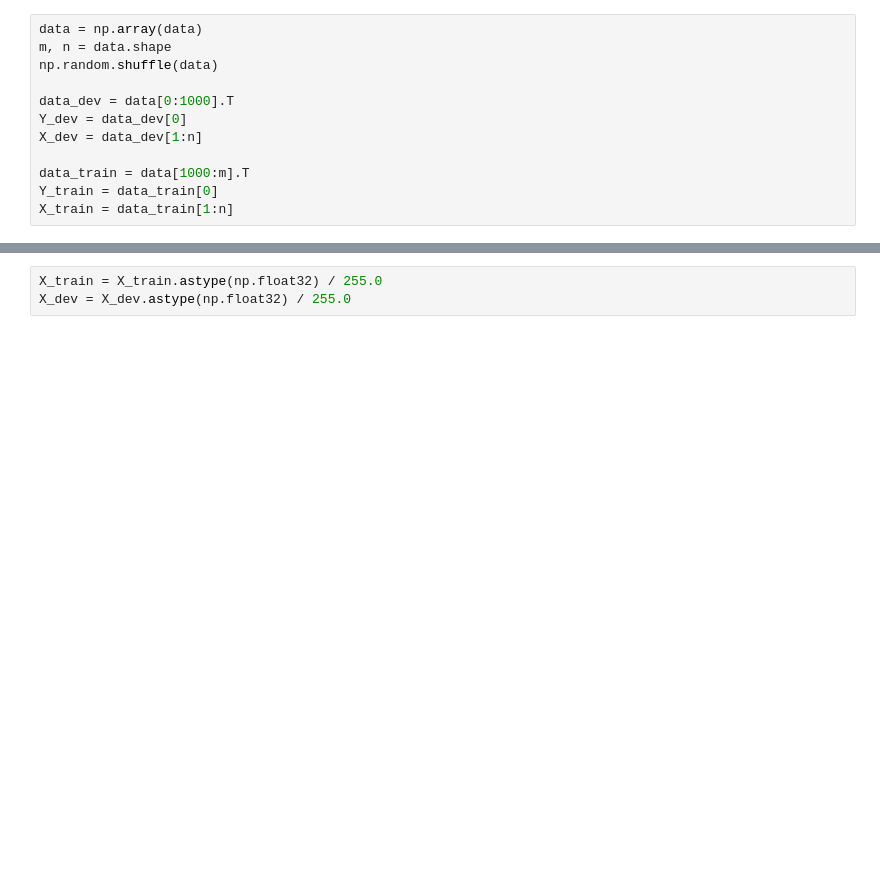
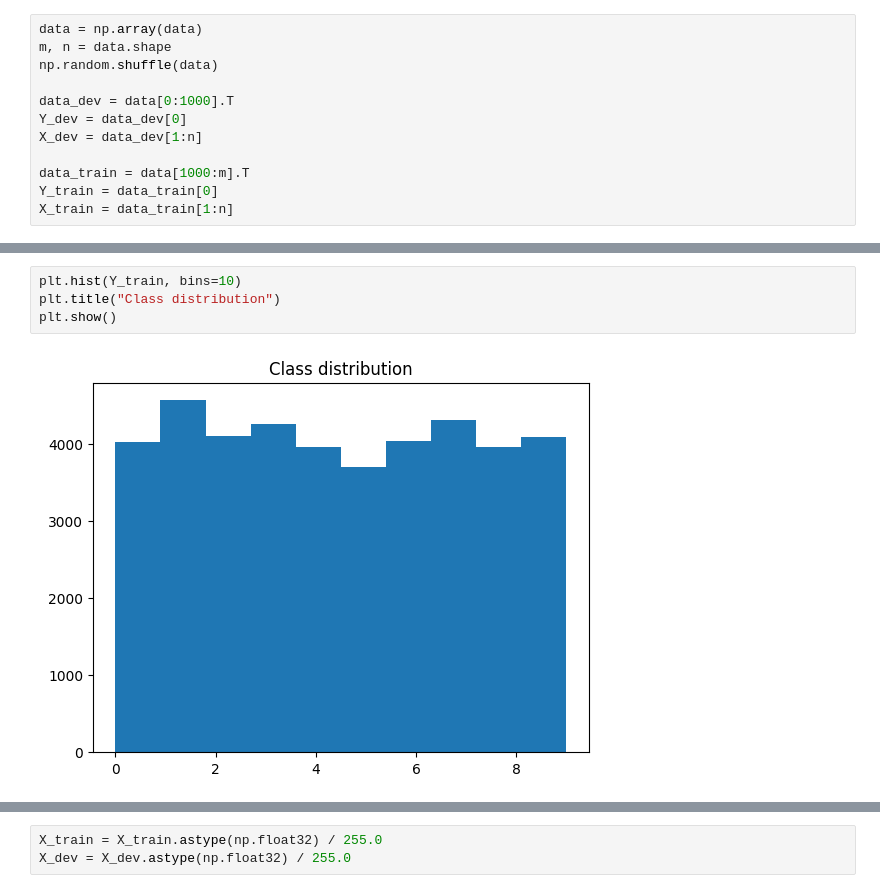
Before and after one commit to Karan9110/Digit-Recognizer-ANN-from-scratch, a Jupyter notebook: ANN.ipynb, the cells around one changed output, grey strips where cells are left out. Cells and saved outputs as stored; diff of their text form; blank space fills up the shorter version.

```diff
--- a/ANN.ipynb
+++ b/ANN.ipynb
@@ -48,0 +95,6 @@ X_train = data_train[1:n]
+# %%
+plt.hist(Y_train, bins=10)
+plt.title("Class distribution")
+plt.show()
+# %% [output]
+[figure, added]
```
Also changed, not shown: parts of 32 cells of this notebook, 1 other file.
